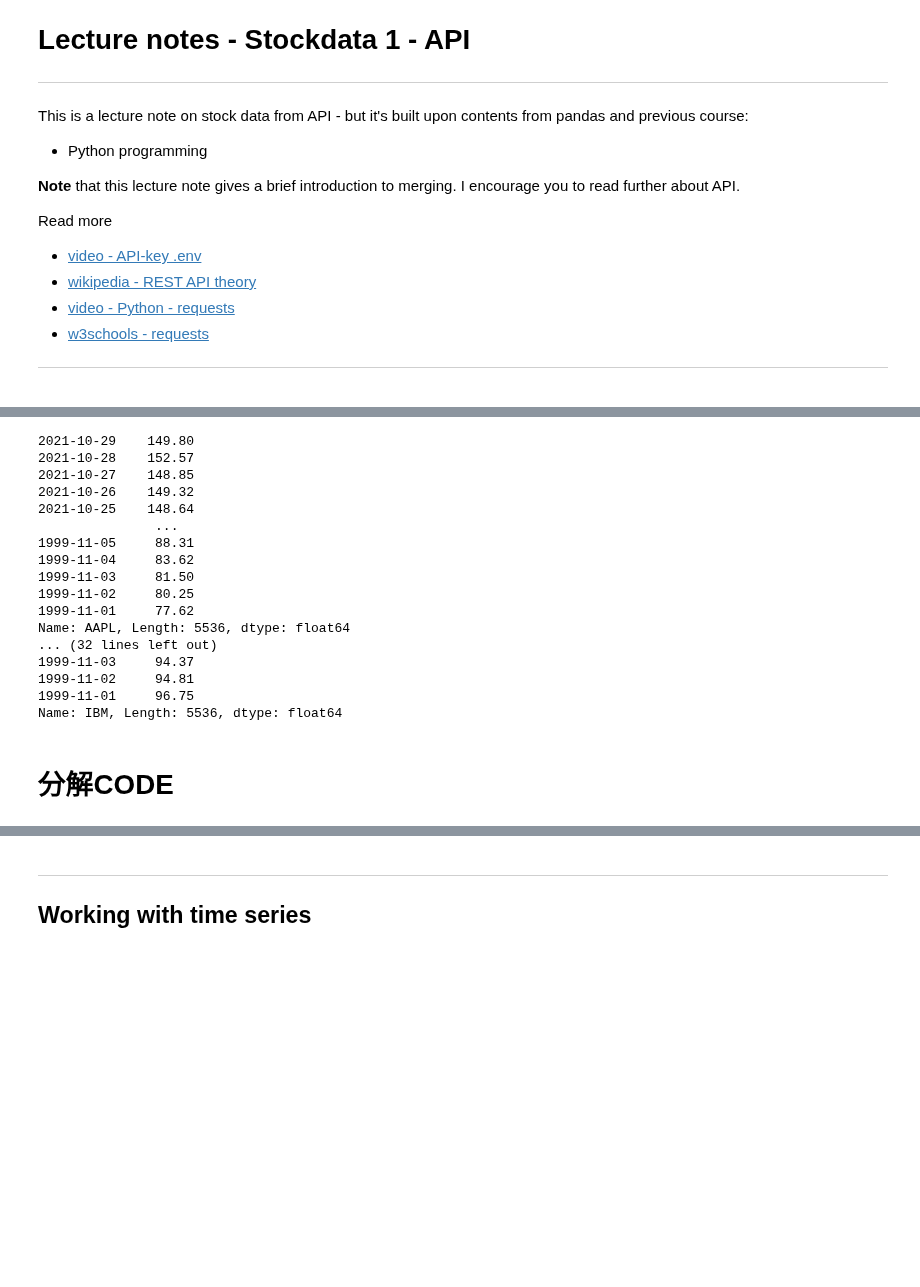
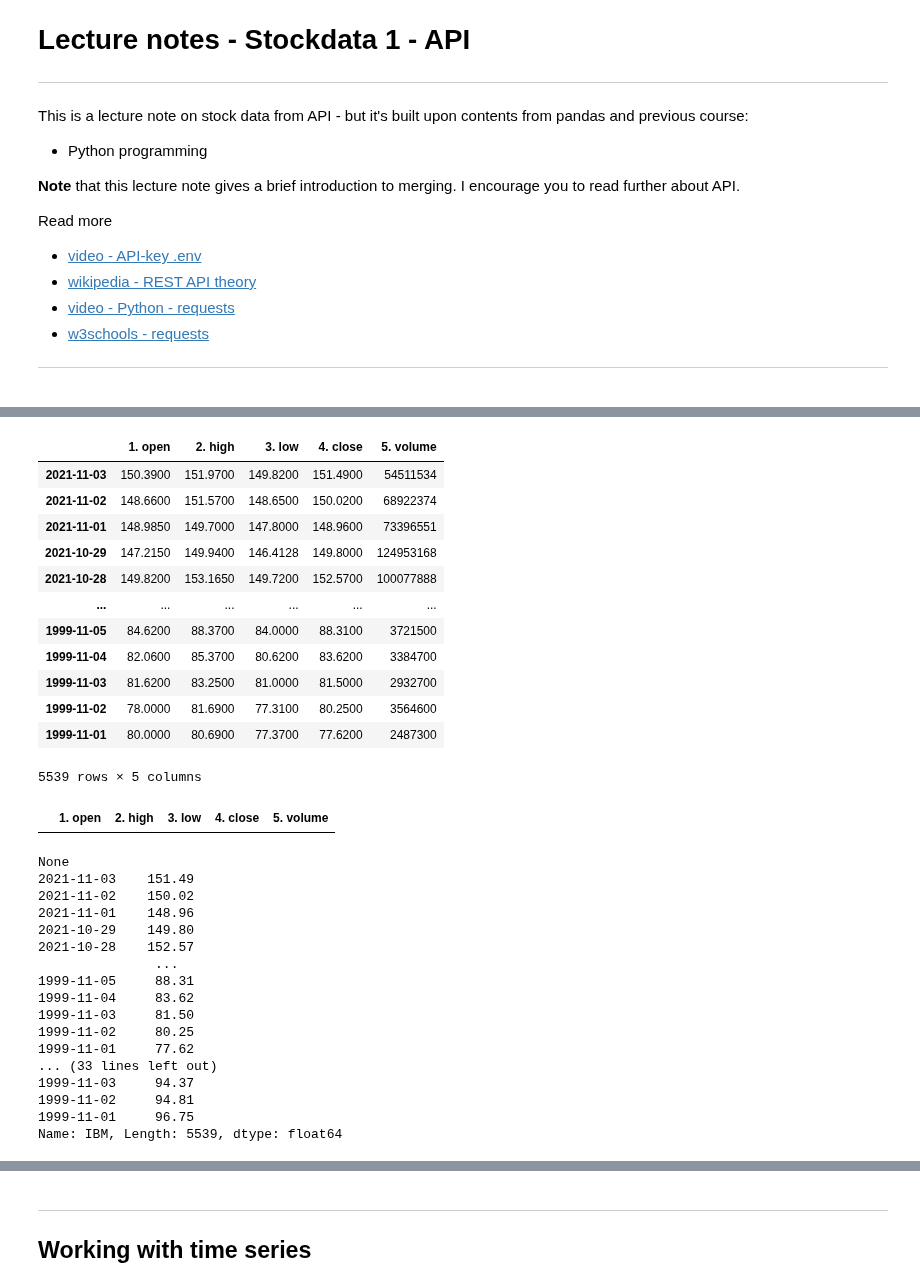
Before and after one commit to xjohansson/Databehandling_Xiu, a Jupyter notebook: code-alongs/L4.1-api-stocks_note.ipynb, the cells around one changed output, grey strips where cells are left out. Saved outputs shown, nothing was run; the diff lists cells and outputs as text; code cells hidden in the pictures; blank space fills up the shorter version.

```diff
--- a/code-alongs/L4.1-api-stocks_note.ipynb
+++ b/code-alongs/L4.1-api-stocks_note.ipynb
@@ -42,3 +42,19 @@ ALPHA_API_KEY = ...
 - pipenv install python-dotenv
 
 [Symbols of stocks](https://www.nasdaq.com/market-activity/stocks/screener) that is useful for get-request
+# %%
+import os
+from dotenv import load_dotenv
+import requests
+import pandas as pd
+
+load_dotenv()
+api_key = os.getenv("ALPHA_API_KEY")
+symbol="AAPL"
+print(api_key)
+
+url = f"https://www.alphavantage.co/query?function=TIME_SERIES_DAILY&symbol={symbol}&outputsize=full&apikey={api_key}"
+data=requests.get(url).json()
+data
+
+#ALPHA_API_KEY
@@ -45,11 +110,36 @@ ALPHA_API_KEY = ...
+# %%
+df=pd.DataFrame(data["Time Series (Daily)"]).transpose() #位置转置
+df
+# %% [output]
+|  | 1. open | 2. high | 3. low | 4. close | 5. volume |
+| 2021-11-03 | 150.3900 | 151.9700 | 149.8200 | 151.4900 | 54511534 |
+| 2021-11-02 | 148.6600 | 151.5700 | 148.6500 | 150.0200 | 68922374 |
+| 2021-11-01 | 148.9850 | 149.7000 | 147.8000 | 148.9600 | 73396551 |
+| 2021-10-29 | 147.2150 | 149.9400 | 146.4128 | 149.8000 | 124953168 |
+| 2021-10-28 | 149.8200 | 153.1650 | 149.7200 | 152.5700 | 100077888 |
+| ... | ... | ... | ... | ... | ... |
+| 1999-11-05 | 84.6200 | 88.3700 | 84.0000 | 88.3100 | 3721500 |
+| 1999-11-04 | 82.0600 | 85.3700 | 80.6200 | 83.6200 | 3384700 |
+| 1999-11-03 | 81.6200 | 83.2500 | 81.0000 | 81.5000 | 2932700 |
+| 1999-11-02 | 78.0000 | 81.6900 | 77.3100 | 80.2500 | 3564600 |
+| 1999-11-01 | 80.0000 | 80.6900 | 77.3700 | 77.6200 | 2487300 |
+5539 rows × 5 columns
+# %%
+df.loc["2021-10-20":"2021-10-29"] #取这个时间区间
+# %% [output]
+|  | 1. open | 2. high | 3. low | 4. close | 5. volume |
 # %%
 import os
 from dotenv import load_dotenv
 import requests
 import pandas as pd
+import seaborn as sns
+import matplotlib.pyplot as plt
+import time
 
 load_dotenv()
 api_key = os.getenv("ALPHA_API_KEY")
+print(api_key)
 # NOTE: you can print it for your own validation, but remove the print before pushing to Github
 
 symbols = ["AAPL", "NVDA", "TSLA", "IBM"]
@@ -64,23 +154,22 @@ for symbol in symbols:
     df = df["4. close"].rename(symbol).astype(float)
     print(df)
     stock_list.append(df)
+    time.sleep(15)
 # %% [output]
+None
+2021-11-03    151.49
+2021-11-02    150.02
+2021-11-01    148.96
 2021-10-29    149.80
 2021-10-28    152.57
-2021-10-27    148.85
-2021-10-26    149.32
-2021-10-25    148.64
                ...
 1999-11-05     88.31
 1999-11-04     83.62
 1999-11-03     81.50
 1999-11-02     80.25
 1999-11-01     77.62
-Name: AAPL, Length: 5536, dtype: float64
-... (32 lines left out)
+... (33 lines left out)
 1999-11-03     94.37
 1999-11-02     94.81
 1999-11-01     96.75
-Name: IBM, Length: 5536, dtype: float64
+Name: IBM, Length: 5539, dtype: float64
-# %% [markdown]
-# 分解CODE
```
Also changed, not shown: parts of 13 cells of this notebook, 13 other files.
